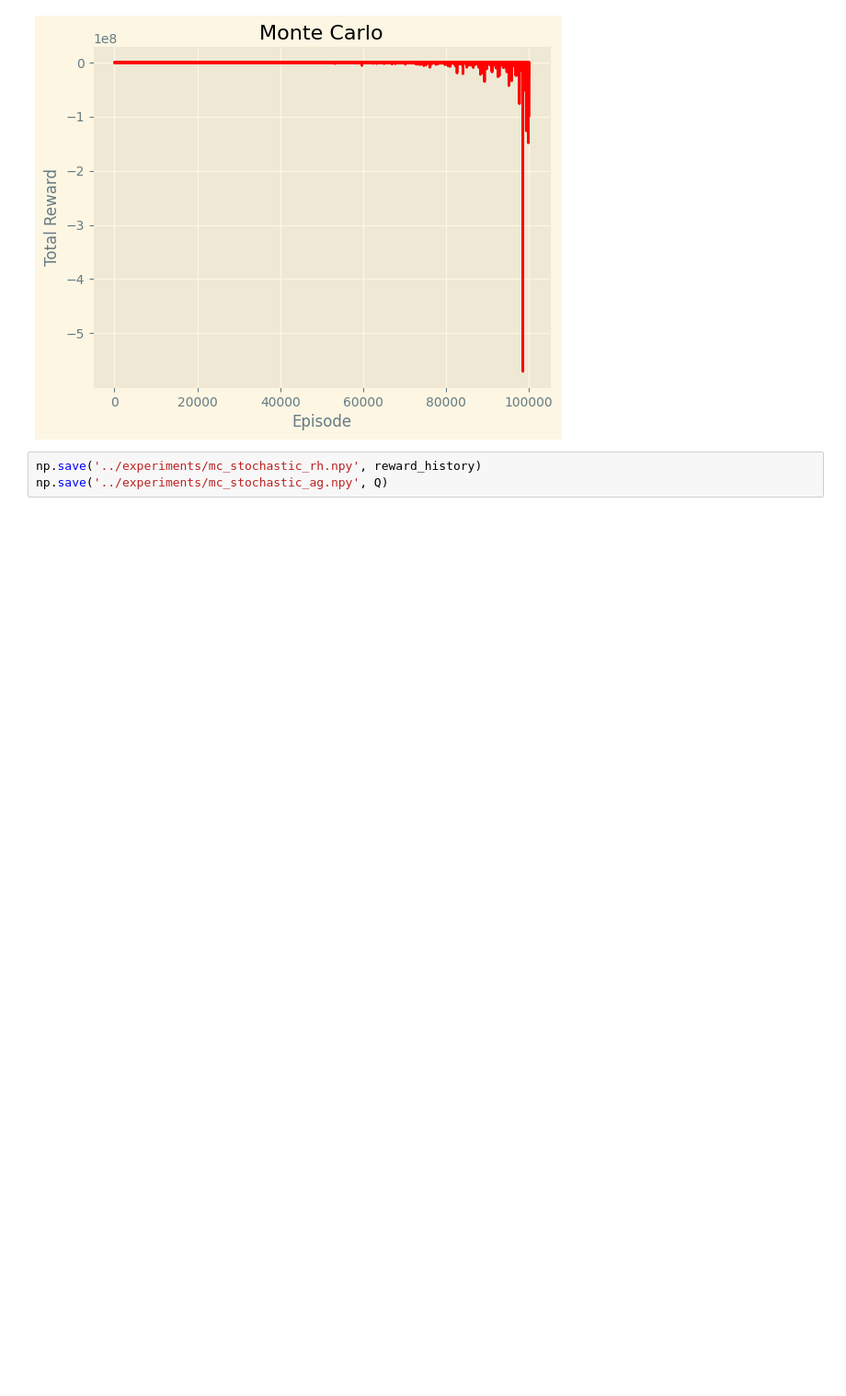
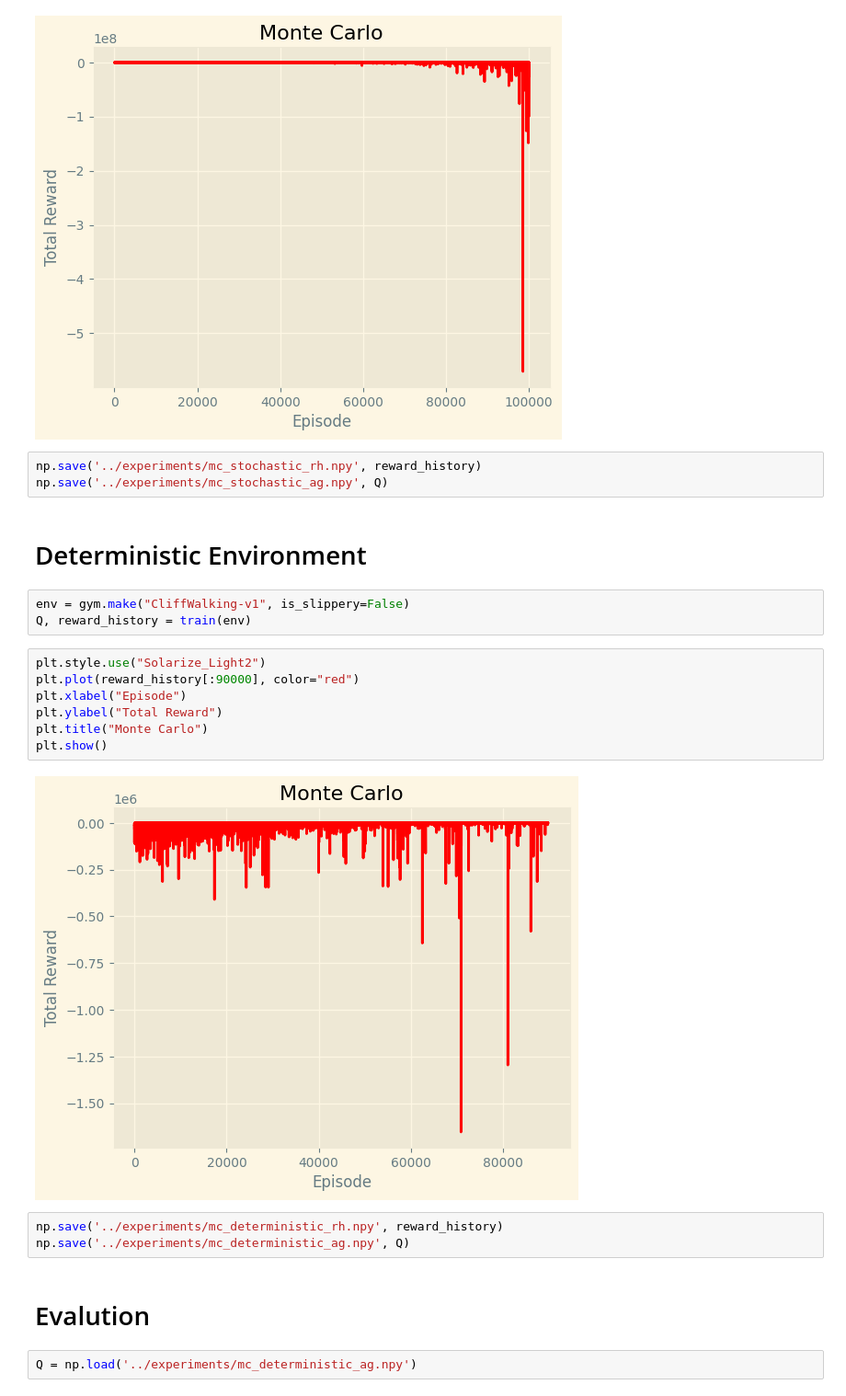
Before and after one commit to nveshaan/rl_scratch, a Jupyter notebook: Tabular RL/monte_carlo.ipynb, the cells around one changed output. Shown at 92% size. Drawn from its saved outputs; the diff is of its cells as text; blank space fills up the shorter version.

```diff
--- a/Tabular RL/monte_carlo.ipynb
+++ b/Tabular RL/monte_carlo.ipynb
@@ -82,3 +62,24 @@ plt.show
 # %%
 np.save('../experiments/mc_stochastic_rh.npy', reward_history)
 np.save('../experiments/mc_stochastic_ag.npy', Q)
+# %% [markdown]
+# Deterministic Environment
+# %%
+env = gym.make("CliffWalking-v1", is_slippery=False)
+Q, reward_history = train(env)
+# %%
+plt.style.use("Solarize_Light2")
+plt.plot(reward_history[:90000], color="red")
+plt.xlabel("Episode")
+plt.ylabel("Total Reward")
+plt.title("Monte Carlo")
+plt.show()
+# %% [output]
+[figure, added]
+# %%
+np.save('../experiments/mc_deterministic_rh.npy', reward_history)
+np.save('../experiments/mc_deterministic_ag.npy', Q)
+# %% [markdown]
+# Evalution
+# %%
+Q = np.load('../experiments/mc_deterministic_ag.npy')
```
Also changed, not shown: parts of 8 cells of this notebook, 2 other files.
